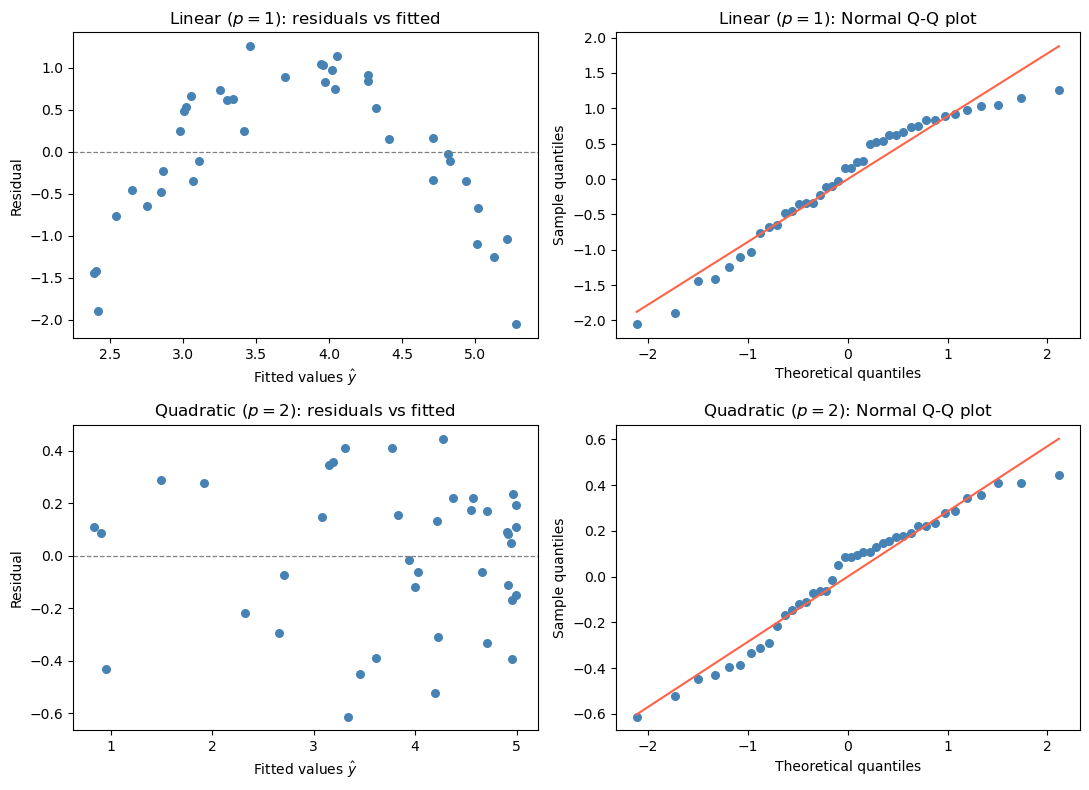
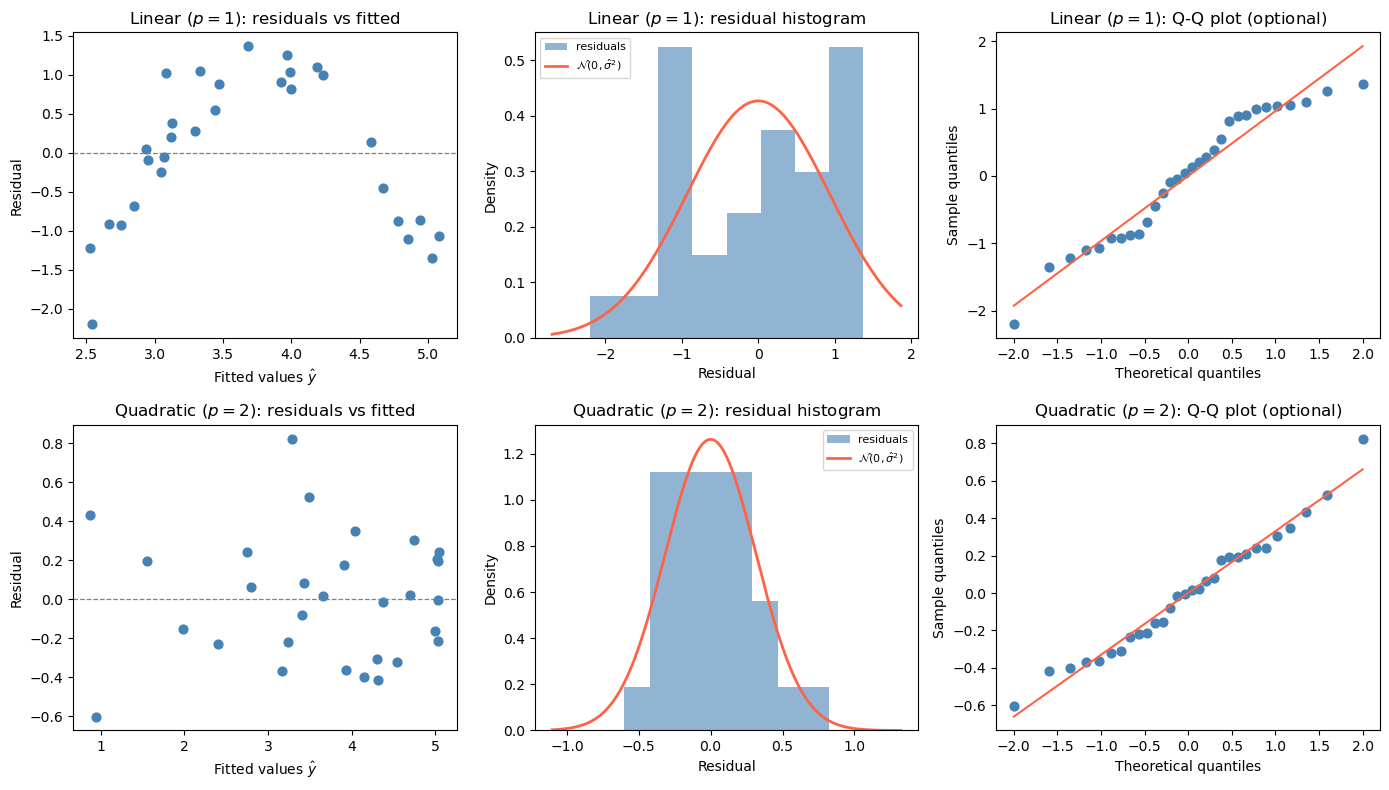
Code edit (unified diff) that turned the first committed figure into the second:
--- before
+++ after
@@ -1,4 +1,4 @@
-# ── Exercise 1 — solution ─────────────────────────────────────────────────
-fig, axes = plt.subplots(2, 2, figsize=(11, 8))
+# -- Exercise 1 -- solution -------------------------------------------------------
+fig, axes = plt.subplots(2, 3, figsize=(14, 8))
 
 for row, (degree, label) in enumerate([(1, 'Linear ($p=1$)'), (2, 'Quadratic ($p=2$)')]):
@@ -6,8 +6,9 @@
     y_hat = predict(x_data, beta)
     resid = y_data - y_hat
+    sig_hat = ml_sigma(y_data, y_hat)
 
-    # residuals vs fitted
+    # 1 -- residuals vs fitted
     ax = axes[row, 0]
-    ax.scatter(y_hat, resid, color='steelblue', s=30)
+    ax.scatter(y_hat, resid, color='steelblue', s=40)
     ax.axhline(0, color='grey', linewidth=0.9, linestyle='--')
     ax.set_xlabel('Fitted values $\\hat{y}$')
@@ -15,13 +16,24 @@
     ax.set_title(f'{label}: residuals vs fitted')
 
-    # Q-Q plot using scipy
+    # 2 -- residual histogram with fitted Gaussian
     ax = axes[row, 1]
+    ax.hist(resid, bins=8, density=True, color='steelblue', alpha=0.6, label='residuals')
+    r_grid = np.linspace(resid.min() - 0.5, resid.max() + 0.5, 200)
+    ax.plot(r_grid, stats.norm.pdf(r_grid, 0, sig_hat),
+            color='tomato', linewidth=2, label=f'$\\mathcal{{N}}(0,\\hat{{\\sigma}}^2)$')
+    ax.set_xlabel('Residual')
+    ax.set_ylabel('Density')
+    ax.set_title(f'{label}: residual histogram')
+    ax.legend(fontsize=8)
+
+    # 3 (optional) -- Q-Q plot
+    ax = axes[row, 2]
     (osm, osr), (slope, intercept, _) = stats.probplot(resid, dist='norm')
-    ax.scatter(osm, osr, color='steelblue', s=30)
+    ax.scatter(osm, osr, color='steelblue', s=40)
     x_line = np.array([osm[0], osm[-1]])
     ax.plot(x_line, slope * x_line + intercept, color='tomato', linewidth=1.5)
     ax.set_xlabel('Theoretical quantiles')
     ax.set_ylabel('Sample quantiles')
-    ax.set_title(f'{label}: Normal Q-Q plot')
+    ax.set_title(f'{label}: Q-Q plot (optional)')
 
 plt.tight_layout()

Commit: Ch5 notebook: notation fixes, n=30, overfitting plots, exercise 1 update; SEO and favicon improvements